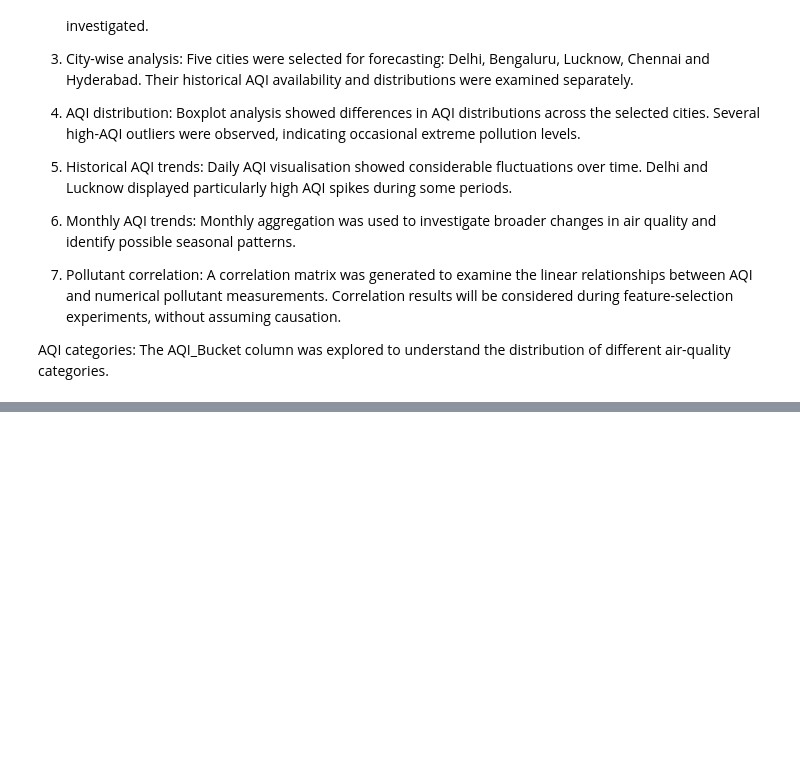
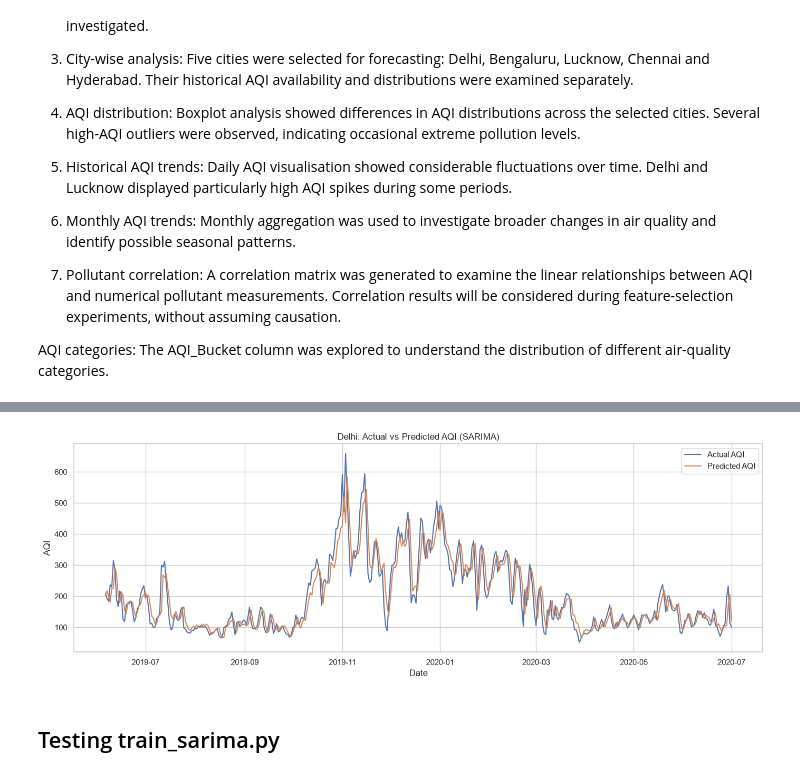
Before and after one commit to hammadhussain0811-crypto/AQI-Forecasting-System, a Jupyter notebook: notebooks/01_eda.ipynb, the cells around one changed output, grey strips where cells are left out. Drawn from its saved outputs; the diff is of its cells as text; code cells hidden in the pictures; blank space fills up the shorter version.

Commit message:
Complete AQI forecasting model training and persistence

```diff
--- a/notebooks/01_eda.ipynb
+++ b/notebooks/01_eda.ipynb
@@ -509,0 +715,9 @@ AQI categories: The AQI_Bucket column was explored to understand the distributio
+# %%
+import importlib
+import src.training.train_sarima as sarima_module
+
+importlib.reload(sarima_module)
+
+train_and_predict_sarima = sarima_module.train_and_predict_sarima
+
+print("Module reloaded successfully!")
@@ -509,0 +726,10 @@ AQI categories: The AQI_Bucket column was explored to understand the distributio
+# %%
+delhi_sarima_model, delhi_sarima_predictions = (
+    train_and_predict_sarima(
+        city="Delhi",
+        daily_data=city_data["Delhi"],
+        city_split=city_splits["Delhi"]
+    )
+)
+
+display(delhi_sarima_predictions.head(10))
@@ -509,0 +788,29 @@ AQI categories: The AQI_Bucket column was explored to understand the distributio
+# %%
+
+import matplotlib.pyplot as plt
+
+plt.figure(figsize=(14, 5))
+
+plt.plot(
+    evaluation_data["Date"],
+    y_true,
+    label="Actual AQI"
+)
+
+plt.plot(
+    evaluation_data["Date"],
+    y_pred,
+    label="Predicted AQI"
+)
+
+plt.title("Delhi: Actual vs Predicted AQI (SARIMA)")
+plt.xlabel("Date")
+plt.ylabel("AQI")
+plt.legend()
+plt.grid(True)
+plt.tight_layout()
+plt.show()
+# %% [output]
+[figure, added]
+# %% [markdown]
+## Testing train_sarima.py
```
Also changed, not shown: parts of 45 cells of this notebook, 33 other files.
